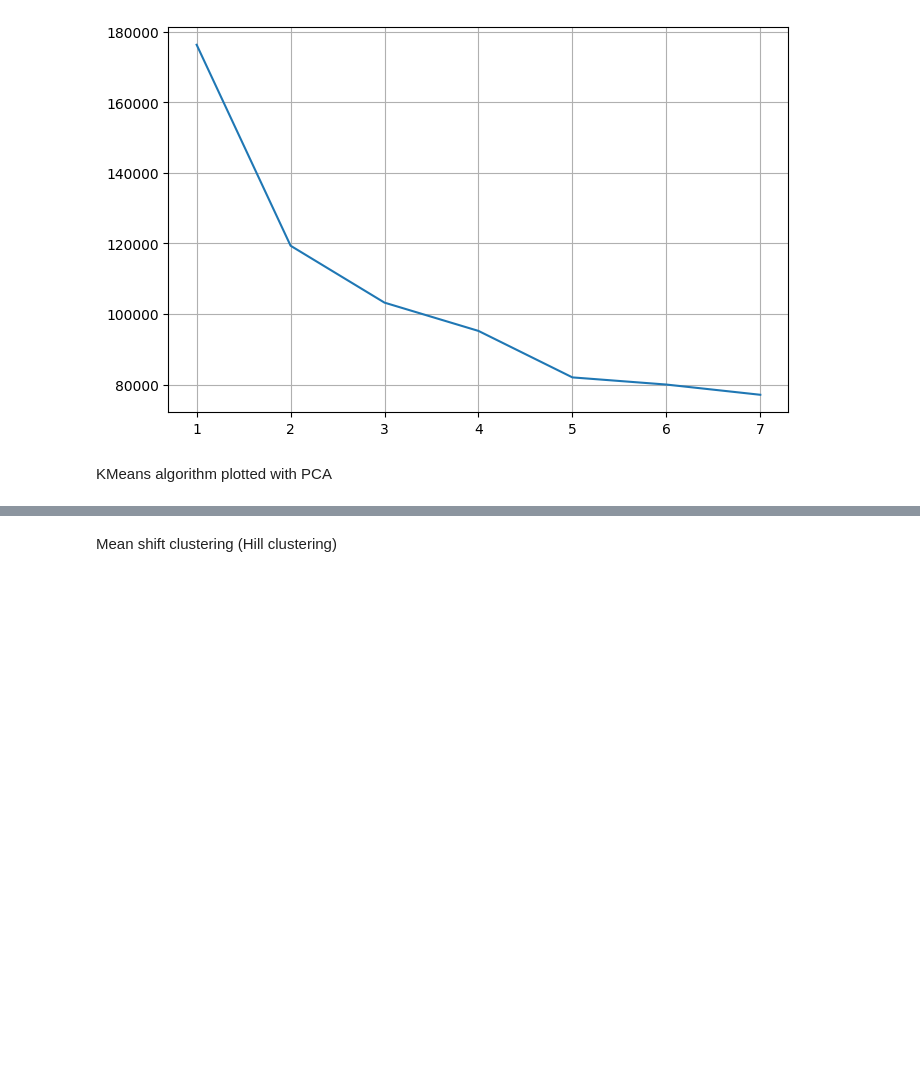
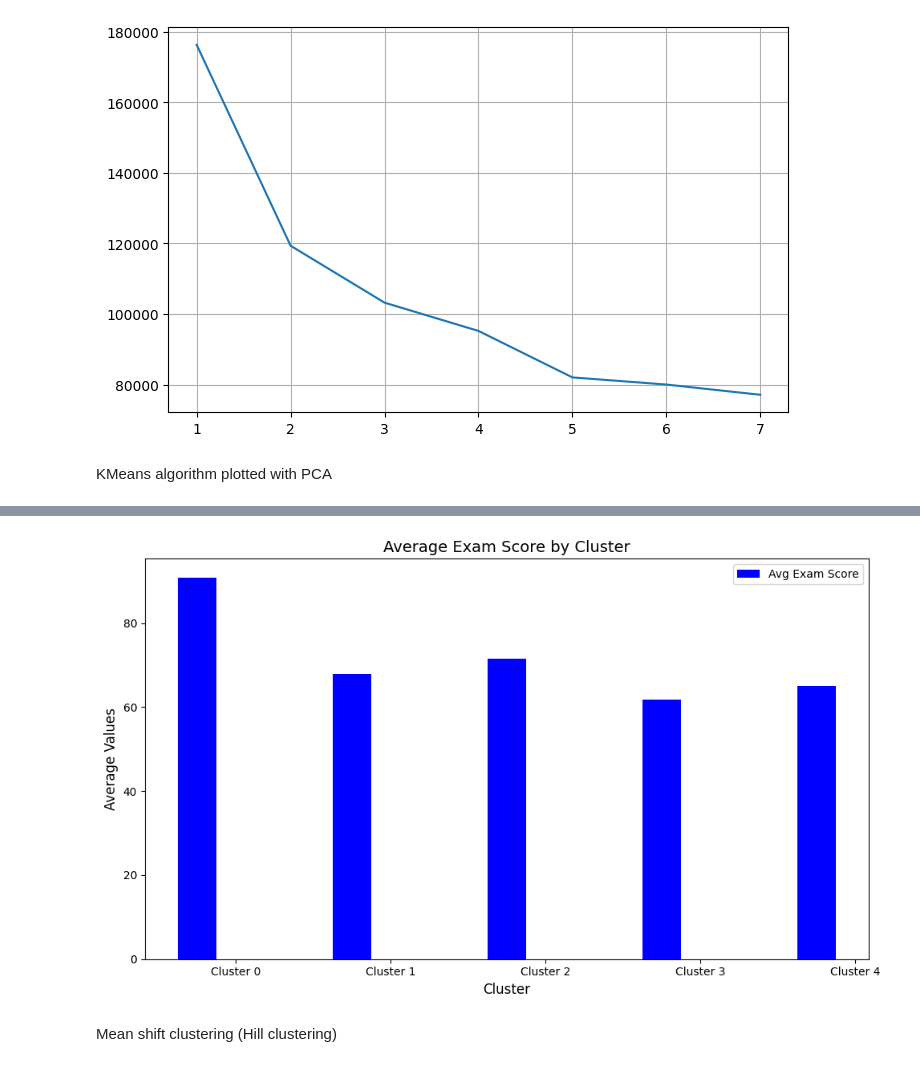
Before and after one commit to milansoap/exam-score-machine-learning-analysis, a Jupyter notebook: ISSU_Projekt.ipynb, the cells around one changed output, grey strips where cells are left out. Saved outputs shown, nothing was run; the diff lists cells and outputs as text; code cells hidden in the pictures; blank space fills up the shorter version.

```diff
--- a/ISSU_Projekt.ipynb
+++ b/ISSU_Projekt.ipynb
@@ -302,4 +301,69 @@ WARNING:matplotlib.legend:No artists with labels found to put in legend.  Note t
 [figure]
+# %%
+import pandas as pd
+import numpy as np
+
+# Assuming X_kmeans is your original data and labels are the cluster assignments
+
+# Step 1: Collect data points by cluster
+num_clusters = len(set(labels))
+clusters = [[] for _ in range(num_clusters)]
+
+for i, label in enumerate(labels):
+    if isinstance(X_kmeans, pd.DataFrame):
+        clusters[label].append(X_kmeans.iloc[i])
+    else:
+        clusters[label].append(X_kmeans[i])
+
+# Step 2: Select up to three examples from each cluster
+examples = []
+for i in range(num_clusters):
+    cluster_examples = clusters[i][:1000]  # Get first three examples
+    examples.append(cluster_examples)
+
+
+import matplotlib.pyplot as plt
+
+# Step 1: Calculate averages
+averages = []
+for i in range(num_clusters):
+    cluster_data = pd.DataFrame(clusters[i])
+    avg_exam_score = cluster_data['Exam_Score'].mean()
+    avg_attendance = cluster_data['Attendance'].mean()
+    avg_hours_studied = cluster_data['Hours_Studied'].mean()
+    averages.append({
+        'Cluster': i,
+        'Avg_Exam_Score': avg_exam_score,
+        'Avg_Attendance': avg_attendance,
+        'Avg_Hours_Studied': avg_hours_studied
+    })
+
+# Step 2: Convert to DataFrame
+averages_df = pd.DataFrame(averages)
+
+# Step 3: Plot the averages
+fig, ax = plt.subplots(figsize=(10, 6))
+
+# Bar width
+bar_width = 0.25
+x = np.arange(num_clusters)
+
+# Create bars
+ax.bar(x - bar_width, averages_df['Avg_Exam_Score'], width=bar_width, label='Avg Exam Score', color='blue')
+
+# Add labels and title
+ax.set_xlabel('Cluster', fontsize=12)
+ax.set_ylabel('Average Values', fontsize=12)
+ax.set_title('Average Exam Score by Cluster', fontsize=14)
+ax.set_xticks(x)
+ax.set_xticklabels([f'Cluster {i}' for i in range(num_clusters)])
+ax.legend()
+
+# Show plot
+plt.tight_layout()
+plt.show()
+# %% [output]
+[figure, added]
 # %% [markdown]
 Mean shift clustering (Hill clustering)
 # %%
```
Also changed, not shown: parts of 10 cells of this notebook.
